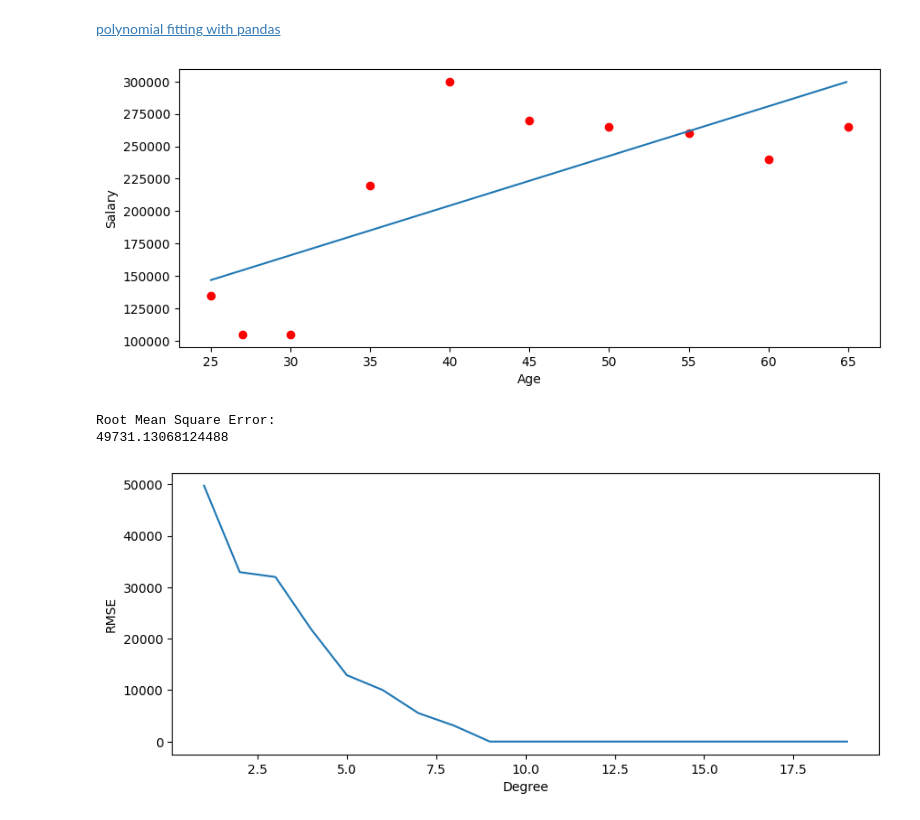
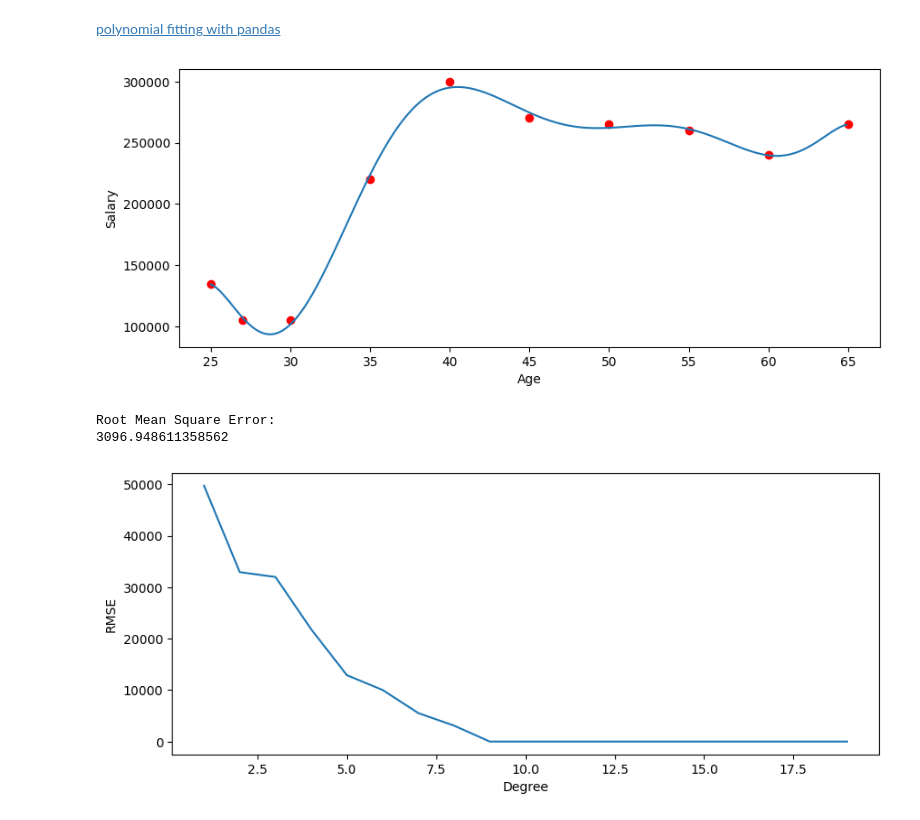
Before and after one commit to polyhedron-gdl/ml-for-finance-intro, a Jupyter notebook: 2026/01-notebooks/nb-lesson-2-2.ipynb, the cells around one changed output. Saved outputs shown, nothing was run; the diff lists cells and outputs as text; code cells hidden in the pictures.

```diff
--- a/2026/01-notebooks/nb-lesson-2-2.ipynb
+++ b/2026/01-notebooks/nb-lesson-2-2.ipynb
@@ -69,29 +72,27 @@ plt.show()
 # %% [markdown]
 [polynomial fitting with pandas](https://joshualoong.com/2018/10/03/Fitting-Polynomial-Regressions-in-Python/)
 # %%
-import numpy as np
-
 # feature
 X_train = df_train['Age']
 # label
 y_train = df_train['Salary']
 # size of training sample
 n      = len(X_train)
 # hyperparameter
-degree = 1
+degree = 8
 # training
 weights = np.polyfit(X_train, y_train, degree)
 # our model
 model   = np.poly1d(weights)
 # plotting
 x_range = np.arange(X_train[0], X_train[n-1], 0.1)
 plt.plot(x_range, model(x_range))
 plt.xlabel("Age")
 plt.ylabel("Salary")
 plt.scatter(X_train,y_train, color='red')
 plt.show()
 # %% [output]
-[figure, old version]
+[figure, new version]
 # %%
 y_pred = np.array(model(X_train))
 
@@ -101,7 +102,7 @@ print('Root Mean Square Error:')
 print(rmse)
 # %% [output]
 Root Mean Square Error:
-49731.13068124488
+3096.948611358562
 # %%
 x_plot = []
 y_plot = [];
```
Also changed, not shown: parts of 8 cells of this notebook, 24 other files.
